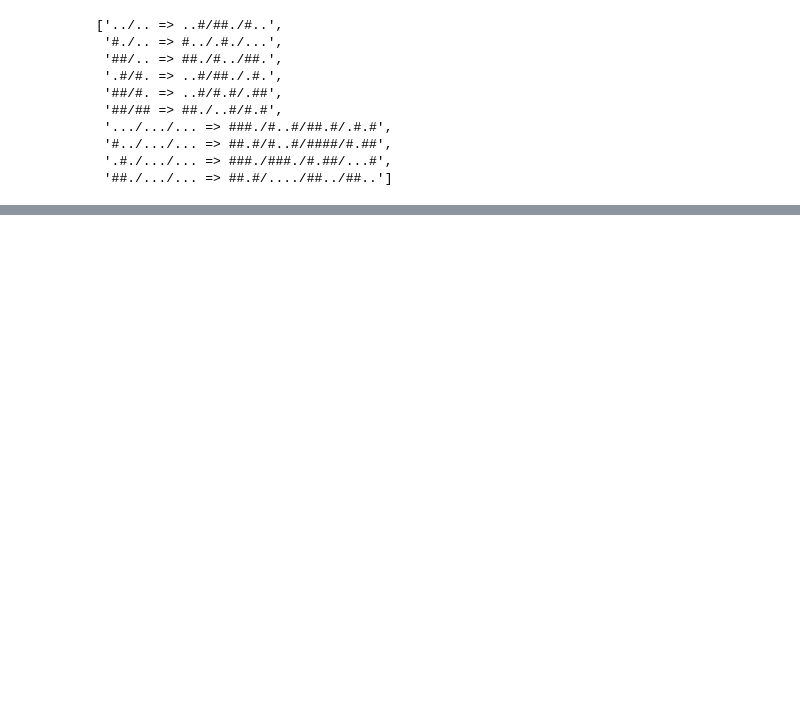
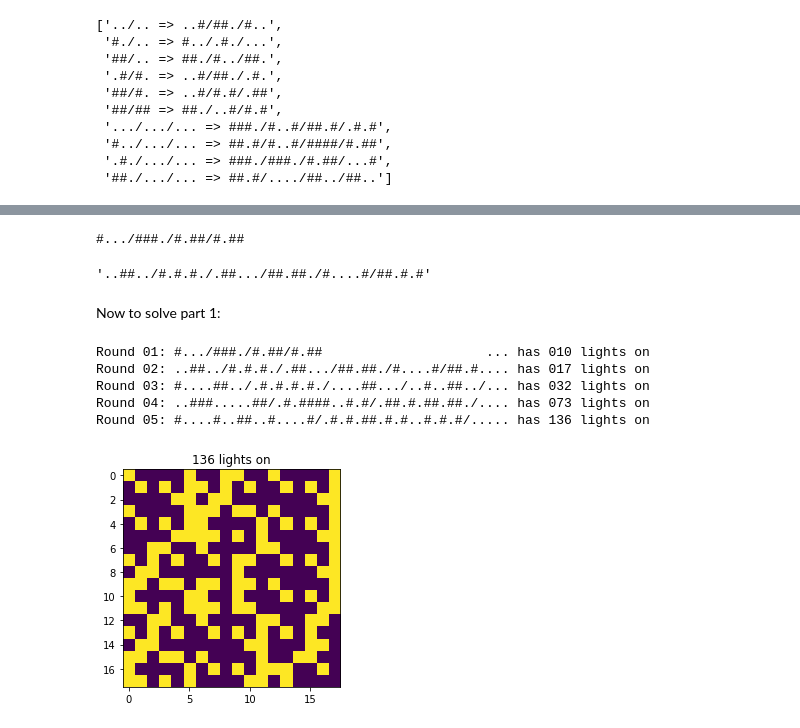
Before and after one commit to khalido/adventofcode, a Jupyter notebook: Day 21 - Fractal Art.ipynb, the cells around one changed output, grey strips where cells are left out. Saved outputs shown, nothing was run; the diff lists cells and outputs as text; code cells hidden in the pictures; blank space fills up the shorter version.

```diff
--- a/Day 21 - Fractal Art.ipynb
+++ b/Day 21 - Fractal Art.ipynb
@@ -164,0 +103,50 @@ for i in range(size, len(a)+1, size):
+# %%
+def enhance(seed=seed, rules=rules):
+    """takes in a seed as a string, and enhances it N times as per rules provided"""
+
+    p = convert_to_grid(seed)
+    size = 2 if len(p) % 2 == 0 else 3
+    new_grid_size = (len(p)*(size+1)) // size
+    new_grid = np.empty((new_grid_size,new_grid_size), dtype="U")
+    nsize = size + 1 # size of slice of new pattern
+
+    if len(p) == size:
+        return rules[seed]
+
+    # now to slice and dice
+    squares = [i for i in range(0,len(p), size)]
+    new_squares = [i for i in range(0,len(new_grid), size+1)]
+
+    for i, ii in zip(squares, new_squares):
+        for j, jj in zip(squares, new_squares):
+            slice = p[i:i+size,j:j+size]
+
+            new_p = rules[convert_to_string(slice)]
+            new_grid[ii:ii+nsize,jj:jj+nsize] = convert_to_grid(new_p)
+
+    return convert_to_string(new_grid)
+
+print(enhance(seed))
+enhance('#.../###./#.##/#.##')
+# %% [output]
+#.../###./#.##/#.##
+'..##../#.#.#./.##.../##.##./#....#/##.#.#'
+# %% [markdown]
+Now to solve part 1:
+# %%
+def enhance_multiple(a=seed, N=5):
+    """takes in a pattern and enhances it N times"""
+    for i in range(N):
+        a = enhance(a)
+        print(f"Round {i+1:02}: {a[:40]:40}... has {a.count('#'):03} lights on")
+    return a
+
+enhanced = enhance_multiple(seed, 5)
+plot_pattern(enhanced)
+# %% [output]
+Round 01: #.../###./#.##/#.##                     ... has 010 lights on
+Round 02: ..##../#.#.#./.##.../##.##./#....#/##.#.... has 017 lights on
+Round 03: #....##../.#.#.#.#./....##.../..#..##../... has 032 lights on
+Round 04: ..###.....##/.#.####..#.#/.##.#.##.##./.... has 073 lights on
+Round 05: #....#..##..#....#/.#.#.##.#.#..#.#.#/..... has 136 lights on
+[figure, added]
```
Also changed, not shown: parts of 18 cells of this notebook, 1 other file.
